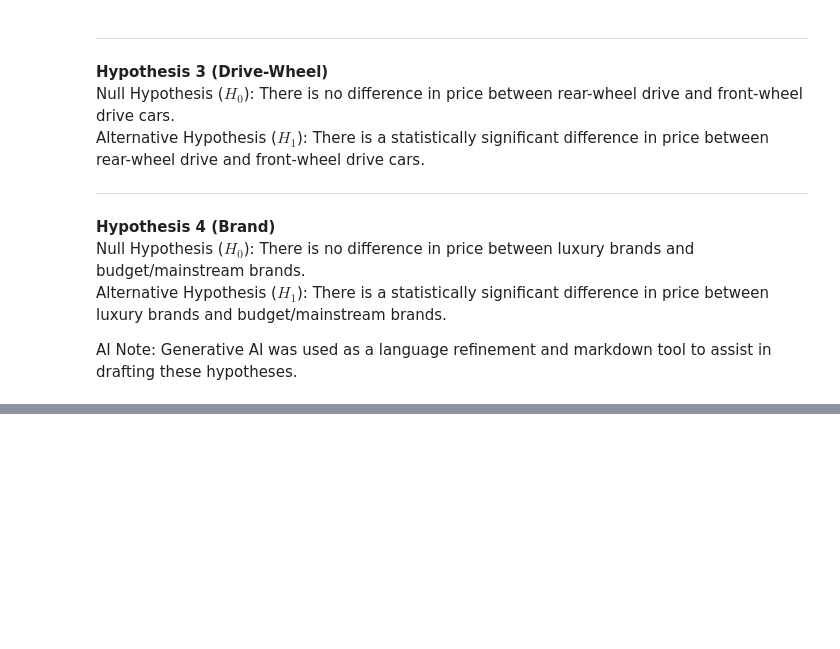
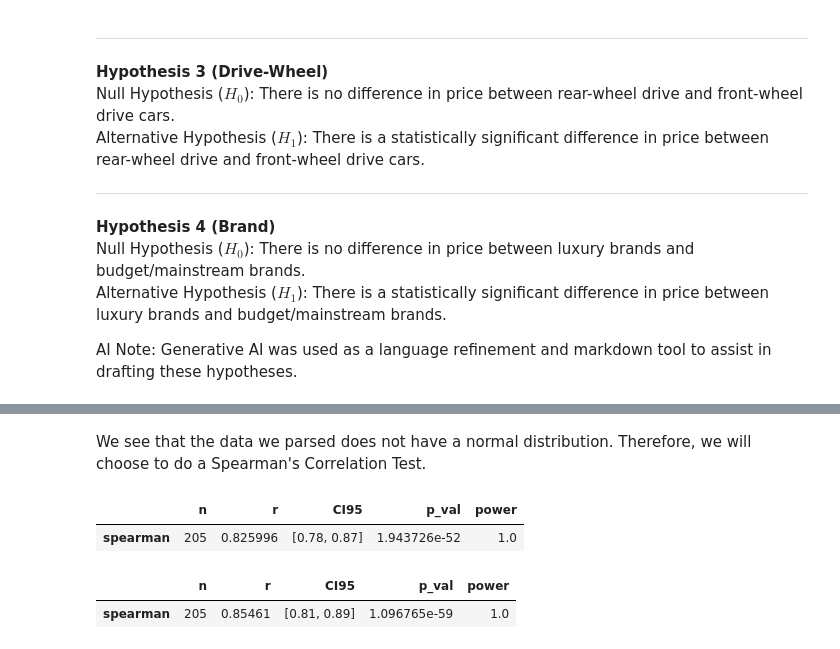
Before and after one commit to EHemraj/Car-Price-Analysis, a Jupyter notebook: jupyter_notebooks/02_EDA.ipynb, the cells around one changed output, grey strips where cells are left out. Drawn from its saved outputs; the diff is of its cells as text; code cells hidden in the pictures; blank space fills up the shorter version.

```diff
--- a/jupyter_notebooks/02_EDA.ipynb
+++ b/jupyter_notebooks/02_EDA.ipynb
@@ -228,0 +306,19 @@ AI Note: Generative AI was used as a language refinement and markdown tool to as
+# %% [markdown]
+We see that the data we parsed does not have a normal distribution. Therefore, we will choose to do a Spearman's Correlation Test.
+# %%
+# code taken from Gemini
+# Spearman rank correlation
+
+# Test correlation between engine_size and price
+corr_engine = pg.corr(x=df['engine_size'], y=df['price'], method='spearman')
+
+# Test correlation between horsepower and price
+corr_hp = pg.corr(x=df['horsepower'], y=df['price'], method='spearman')
+
+display(corr_engine)
+display(corr_hp)
+# %% [output]
+|  | n | r | CI95 | p_val | power |
+| spearman | 205 | 0.825996 | [0.78, 0.87] | 1.943726e-52 | 1.0 |
+|  | n | r | CI95 | p_val | power |
+| spearman | 205 | 0.85461 | [0.81, 0.89] | 1.096765e-59 | 1.0 |
```
Also changed, not shown: parts of 13 cells of this notebook.
